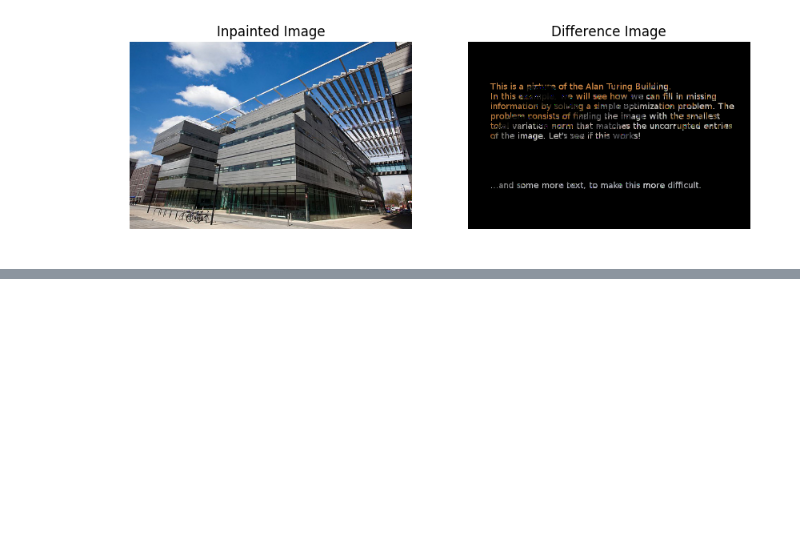
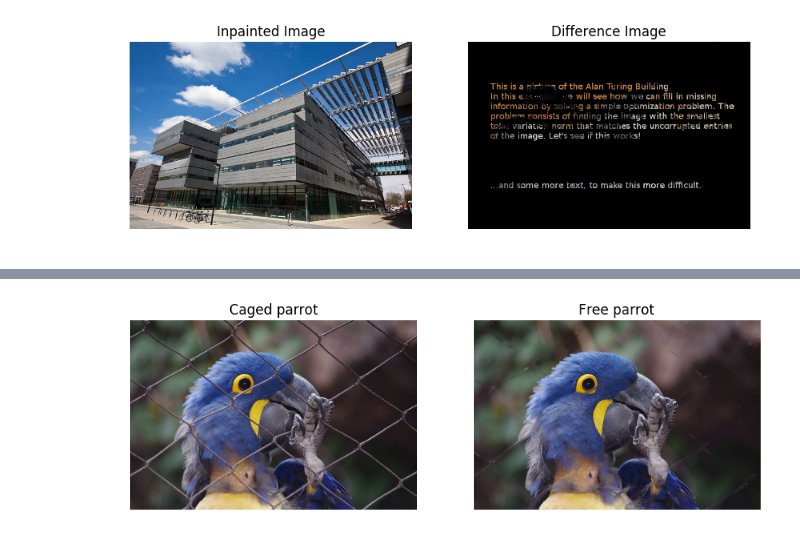
Before and after one commit to lotzma/math36061, a Jupyter notebook: notes/Week 1/cvx_lecture_1.ipynb, the cells around one changed output, grey strips where cells are left out. Saved outputs shown, nothing was run; the diff lists cells and outputs as text; code cells hidden in the pictures; blank space fills up the shorter version.

```diff
--- a/notes/Week 1/cvx_lecture_1.ipynb
+++ b/notes/Week 1/cvx_lecture_1.ipynb
@@ -385,25 +404,22 @@ for i in range(rows):
 # %% [markdown]
 We are now ready to solve the optimization problem using CVXPY. As the problem is rather big ($400\times 600\times 3 = 720000$ variables), it is important to choose a good solver that will solve the problem to sufficient accuracy in an acceptable amount of time. For the example at hand, we choose the SCS solver, which can be specified when calling the **solve** function.
 # %%
-# Recover the original image using total variation in-painting.
-import cvxpy as cvx
-
 # Determine the variables and constraints
 variables = []
 constraints = []
 for k in range(colours):
-    X = cvx.Variable(rows, cols)
+    X = Variable(rows, cols)
     # Add variables
     variables.append(X)
     # Add constraints by multiplying the relevant variable matrix elementwise with the mask
-    constraints.append(cvx.mul_elemwise(M[:, :, k], X) == cvx.mul_elemwise(M[:, :, k], Ucorr[:, :, k]))
+    constraints.append(mul_elemwise(M[:, :, k], X) == mul_elemwise(M[:, :, k], Ucorr[:, :, k]))
 
 # Create a problem instance with
-objective = cvx.Minimize(cvx.tv(variables[0],variables[1],variables[2]))
+objective = Minimize(tv(variables[0],variables[1],variables[2]))
 
 # Create a problem instance and solve it using the SCS solver
-prob = cvx.Problem(objective, constraints)
-prob.solve(verbose=True, solver=cvx.SCS)
+prob = Problem(objective, constraints)
+prob.solve(verbose=True, solver=SCS)
 # %% [output]
 ----------------------------------------------------------------------------
         SCS v1.2.6 - Splitting Conic Solver
@@ -465,0 +484,56 @@ In this example, the result appears worse as in the problem involving the TV-nor
+# %%
+from PIL import Image
+import matplotlib.pyplot as plt
+import numpy as np
+from cvxpy import *
+
+# Load the images and convert to numpy arrays for processing.
+U = np.array(Image.open("../images/parrot1.png"))
+Ucorr = np.array(Image.open("../images/parrot-corr1.png"))
+
+# Each image is now an m x n x 3 array
+rows, cols, colours = U.shape
+
+# Create a mask: this is a matrix with a 1 if the corresponding
+# pixel is known, and zero else
+M = np.zeros((rows, cols, colours))
+for i in range(rows):
+    for j in range(cols):
+        for k in range(colours):
+            if U[i, j, k] == Ucorr[i, j, k]:
+                M[i, j, k] = 1
+
+# Determine the variables and constraints
+variables = []
+constraints = []
+for k in range(colours):
+    X = Variable(rows, cols)
+    # Add variables
+    variables.append(X)
+    # Add constraints by multiplying the relevant variable matrix elementwise with the mask
+    constraints.append(mul_elemwise(M[:, :, k], X) == mul_elemwise(M[:, :, k], Ucorr[:, :, k]))
+
+# Create a problem instance with
+objective = Minimize(tv(variables[0],variables[1],variables[2]))
+
+# Create a problem instance and solve it using the SCS solver
+prob = Problem(objective, constraints)
+prob.solve(verbose=True, solver=SCS)
+
+# Load variable values into a single array.
+Urec = np.zeros((rows, cols, colours), dtype=np.uint8)
+for i in range(colours):
+    Urec[:, :, i] = variables[i].value
+
+# Display images
+%matplotlib inline
+fig, ax = plt.subplots(1, 2,figsize=(10, 5))
+ax[0].imshow(U);
+ax[0].set_title("Caged parrot")
+ax[0].axis('off')
+ax[1].imshow(np.abs(Urec));
+ax[1].set_title("Free parrot")
+ax[1].axis('off');
+
+#fig.savefig("parrot.pdf")
+# %% [output]
@@ -465,0 +557 @@ In this example, the result appears worse as in the problem involving the TV-nor
+[figure, added]
```
Also changed, not shown: parts of 19 cells of this notebook, 31 other files.
